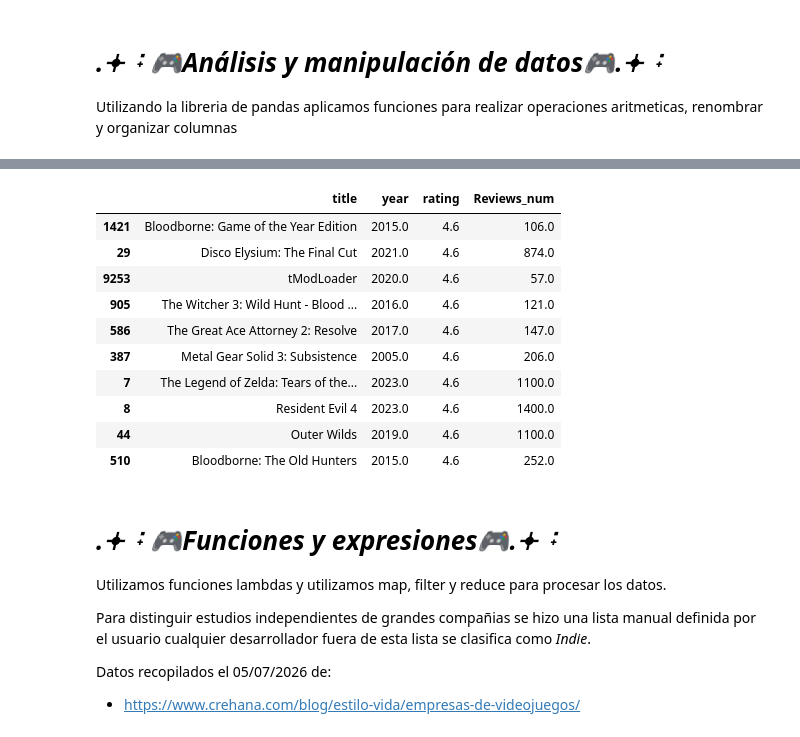
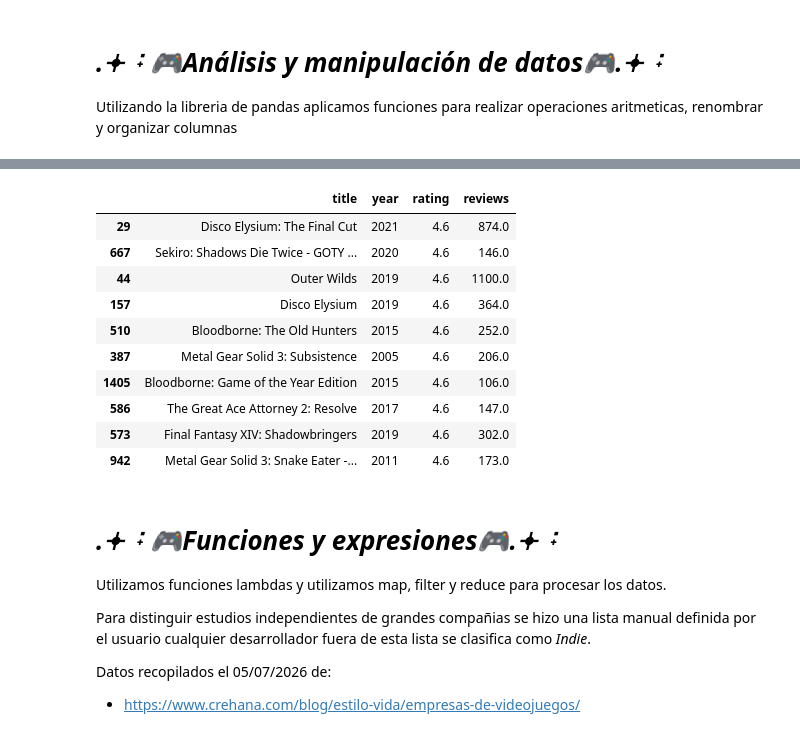
Before and after one commit to Spring-anne/Proyecto-Tecnolochicas-Python, a Jupyter notebook: ProyectoFinal.ipynb, the cells around one changed output, grey strips where cells are left out. Saved outputs shown, nothing was run; the diff lists cells and outputs as text; code cells hidden in the pictures.

```diff
--- a/ProyectoFinal.ipynb
+++ b/ProyectoFinal.ipynb
@@ -282,9 +288,9 @@ df_test = df_limpio.copy()
 
 #Sumamos entre series para calcular el engagement
 df_test["engagement_total"] = (
-    df_test["Playing_num"].fillna(0) +
-    df_test["Backlogs_num"].fillna(0) +
-    df_test["Wishlist_num"].fillna(0)
+    df_test["Playing"].fillna(0) +
+    df_test["Backlogs"].fillna(0) +
+    df_test["Wishlist"].fillna(0)
 )
 
 #Renombramos columnas usando snake_case
@@ -293,6 +299,16 @@ df_test = df_test.rename(columns={
     "Release_Date": "release_date"
     , "Rating": "rating",
     "Year": "year",
+    "Developers": "developers",
+    "Summary": "summary",
+    "Genres": "genres",
+    "Plays": "plays",
+    "Playing": "playing",
+    "Backlogs": "backlogs",
+    "Wishlist": "wishlist",
+    "Lists": "lists",
+    "Reviews": "reviews",
+    "Platforms": "platforms"
 })
 
 # Reorganizamos columnas variables clave primero
@@ -304,5 +320,5 @@ df_test = df_test[columnas_ordenadas]
 
 # Reindexar tras filtrar
 df_test = df_test.reset_index(drop=True)
-df_test.head(3)
+df_test.head(5)
 # %% [output]
@@ -313,20 +331,20 @@ df_test.head(3)
 # %%
 #Filtramos y ordenamos los top 10 juegos con mas reseñas y mejor rating
-top_juegos = df_test[df_test["Reviews_num"] >= df_test["Reviews_num"].quantile(0.95)]
+top_juegos = df_test[df_test["reviews"] >= df_test["reviews"].quantile(0.95)]
 top_juegos = top_juegos.sort_values("rating", ascending=False)
-top_juegos[["title", "year", "rating", "Reviews_num"]].head(10)
+top_juegos[["title", "year", "rating", "reviews"]].head(10)
 # %% [output]
-|  | title | year | rating | Reviews_num |
-| 1421 | Bloodborne: Game of the Year Edition | 2015.0 | 4.6 | 106.0 |
-| 29 | Disco Elysium: The Final Cut | 2021.0 | 4.6 | 874.0 |
-| 9253 | tModLoader | 2020.0 | 4.6 | 57.0 |
-| 905 | The Witcher 3: Wild Hunt - Blood ... | 2016.0 | 4.6 | 121.0 |
-| 586 | The Great Ace Attorney 2: Resolve | 2017.0 | 4.6 | 147.0 |
-| 387 | Metal Gear Solid 3: Subsistence | 2005.0 | 4.6 | 206.0 |
-| 7 | The Legend of Zelda: Tears of the... | 2023.0 | 4.6 | 1100.0 |
-| 8 | Resident Evil 4 | 2023.0 | 4.6 | 1400.0 |
-| 44 | Outer Wilds | 2019.0 | 4.6 | 1100.0 |
-| 510 | Bloodborne: The Old Hunters | 2015.0 | 4.6 | 252.0 |
+|  | title | year | rating | reviews |
+| 29 | Disco Elysium: The Final Cut | 2021 | 4.6 | 874.0 |
+| 667 | Sekiro: Shadows Die Twice - GOTY ... | 2020 | 4.6 | 146.0 |
+| 44 | Outer Wilds | 2019 | 4.6 | 1100.0 |
+| 157 | Disco Elysium | 2019 | 4.6 | 364.0 |
+| 510 | Bloodborne: The Old Hunters | 2015 | 4.6 | 252.0 |
+| 387 | Metal Gear Solid 3: Subsistence | 2005 | 4.6 | 206.0 |
+| 1405 | Bloodborne: Game of the Year Edition | 2015 | 4.6 | 106.0 |
+| 586 | The Great Ace Attorney 2: Resolve | 2017 | 4.6 | 147.0 |
+| 573 | Final Fantasy XIV: Shadowbringers | 2019 | 4.6 | 302.0 |
+| 942 | Metal Gear Solid 3: Snake Eater -... | 2011 | 4.6 | 173.0 |
 # %% [markdown]
 # ***.𖥔 ݁ ˖ 🎮Funciones y expresiones🎮.𖥔 ݁ ˖***
 
```
Also changed, not shown: parts of 11 cells of this notebook.
